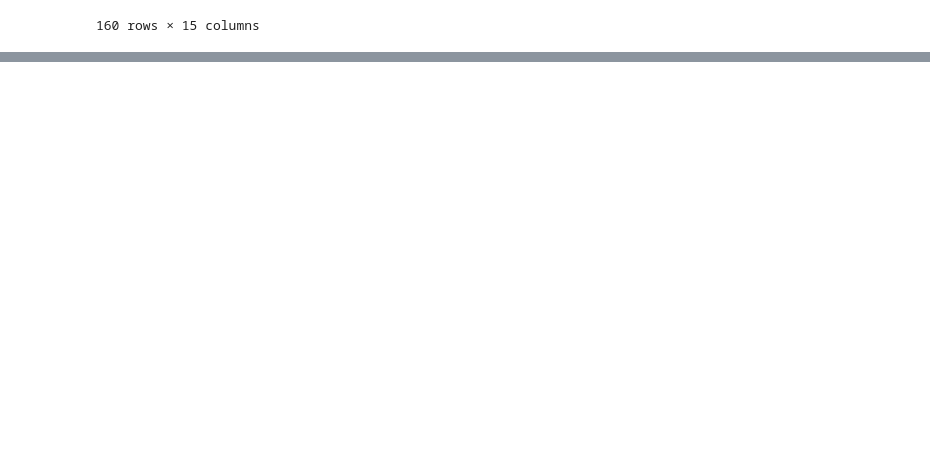
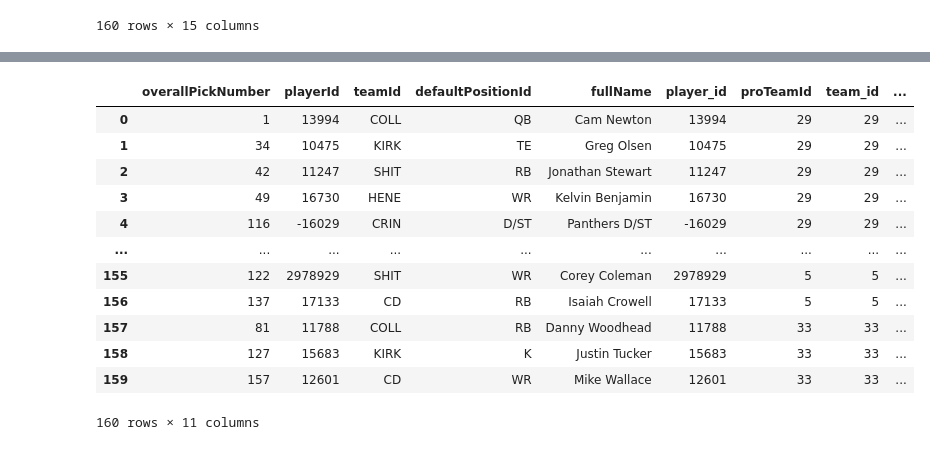
Before and after one commit to tkirk70/api_2016, a Jupyter notebook: espn_api.ipynb, the cells around one changed output, grey strips where cells are left out. Cells and saved outputs as stored; diff of their text form; code cells hidden in the pictures; blank space fills up the shorter version.

```diff
--- a/espn_api.ipynb
+++ b/espn_api.ipynb
@@ -62,0 +218,32 @@ df
+# %%
+newbees_teams = {
+1: 'KIRK',
+2: 'COLL',
+3: 'CD',
+5: 'CRIN',
+6: 'SHIT',
+11: 'SCHM',
+12: 'HENE',
+13: 'VU',
+14: 'TKIRK',
+16: 'MILL'
+}
+# %%
+# rename columns and map values for easier consumption. Save to new dataframe
+league_draft = league_draft.replace({"teamId": newbees_teams})
+# %%
+league_draft
+# %% [output]
+|  | overallPickNumber | playerId | teamId | defaultPositionId | fullName | player_id | proTeamId | team_id | ... |
+| 0 | 1 | 13994 | COLL | QB | Cam Newton | 13994 | 29 | 29 | ... |
+| 1 | 34 | 10475 | KIRK | TE | Greg Olsen | 10475 | 29 | 29 | ... |
+| 2 | 42 | 11247 | SHIT | RB | Jonathan Stewart | 11247 | 29 | 29 | ... |
+| 3 | 49 | 16730 | HENE | WR | Kelvin Benjamin | 16730 | 29 | 29 | ... |
+| 4 | 116 | -16029 | CRIN | D/ST | Panthers D/ST | -16029 | 29 | 29 | ... |
+| ... | ... | ... | ... | ... | ... | ... | ... | ... | ... |
+| 155 | 122 | 2978929 | SHIT | WR | Corey Coleman | 2978929 | 5 | 5 | ... |
+| 156 | 137 | 17133 | CD | RB | Isaiah Crowell | 17133 | 5 | 5 | ... |
+| 157 | 81 | 11788 | COLL | RB | Danny Woodhead | 11788 | 33 | 33 | ... |
+| 158 | 127 | 15683 | KIRK | K | Justin Tucker | 15683 | 33 | 33 | ... |
+| 159 | 157 | 12601 | CD | WR | Mike Wallace | 12601 | 33 | 33 | ... |
+160 rows × 11 columns
```
Also changed, not shown: parts of 19 cells of this notebook.
